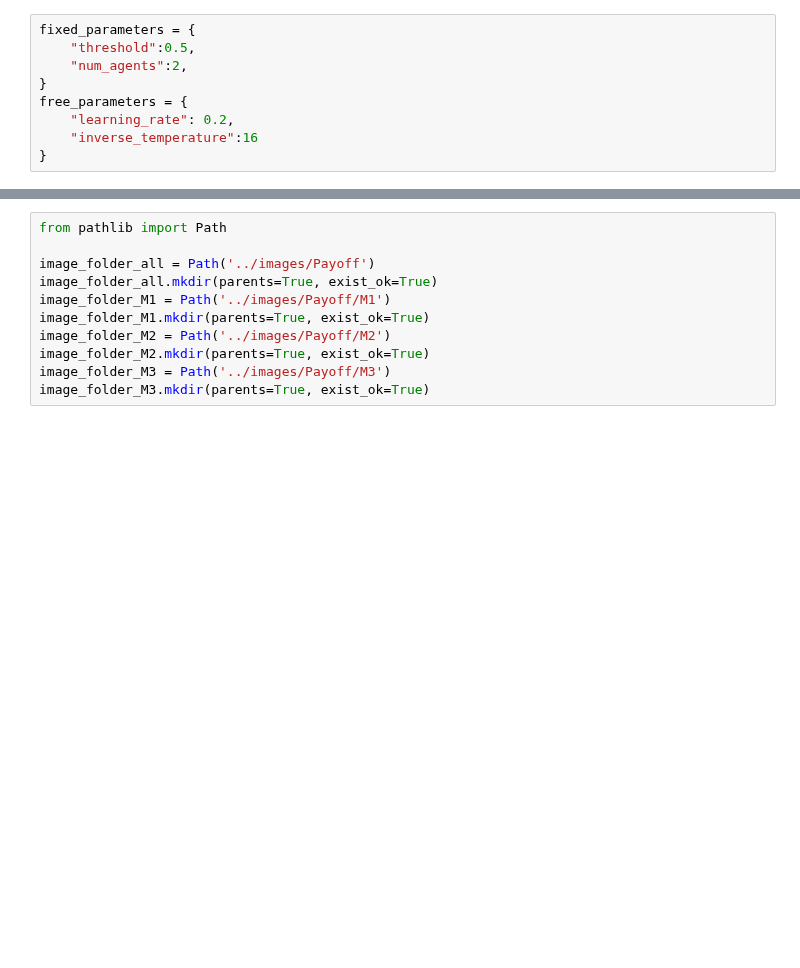
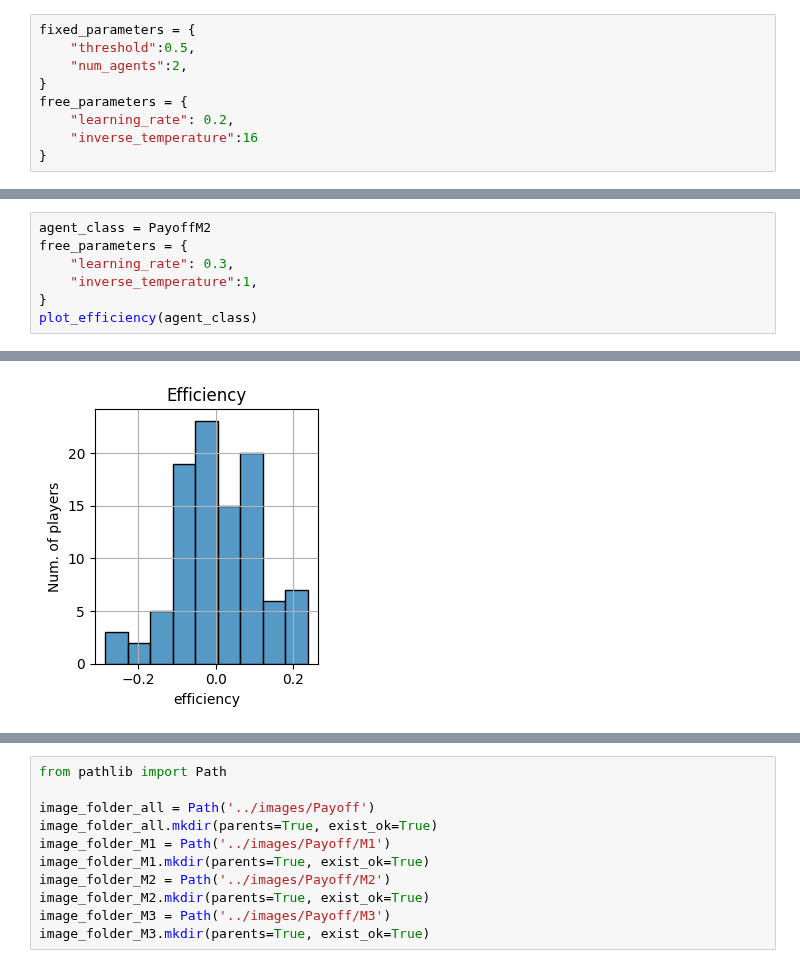
Before and after one commit to EAndrade-Lotero/Cognitive_Models_El_Farol_Bar_Problem, a Jupyter notebook: Notebooks/test_Payoffs.ipynb, the cells around one changed output, grey strips where cells are left out. Cells and saved outputs as stored; diff of their text form; blank space fills up the shorter version.

Commit message:
fix parameter fit and plot

```diff
--- a/Notebooks/test_Payoffs.ipynb
+++ b/Notebooks/test_Payoffs.ipynb
@@ -24,0 +81,8 @@ free_parameters = {
+# %%
+agent_class = PayoffM2
+free_parameters = {
+	"learning_rate": 0.3,
+	"inverse_temperature":1,
+}
+plot_efficiency(agent_class)
+# %% [output]
@@ -24,0 +91 @@ free_parameters = {
+[figure, added]
```
Also changed, not shown: parts of 28 cells of this notebook, 7 other files.
